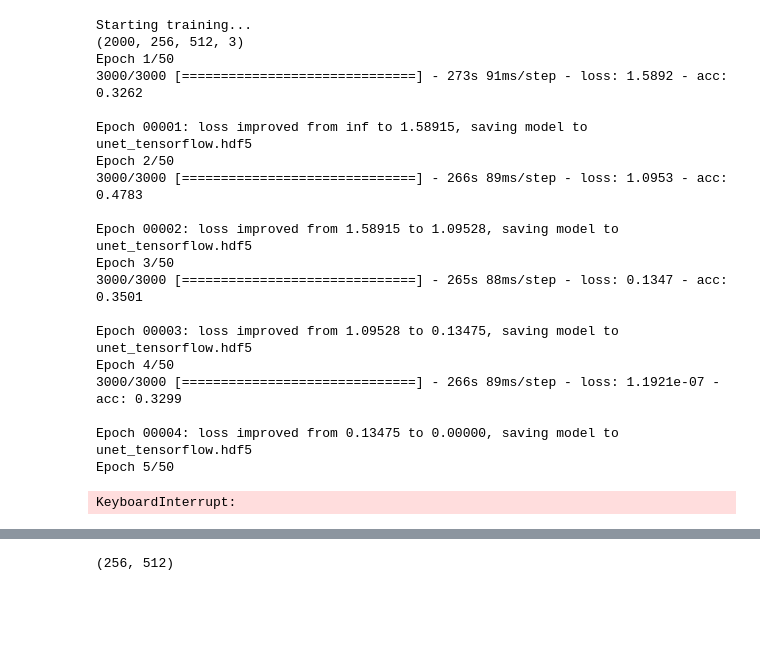
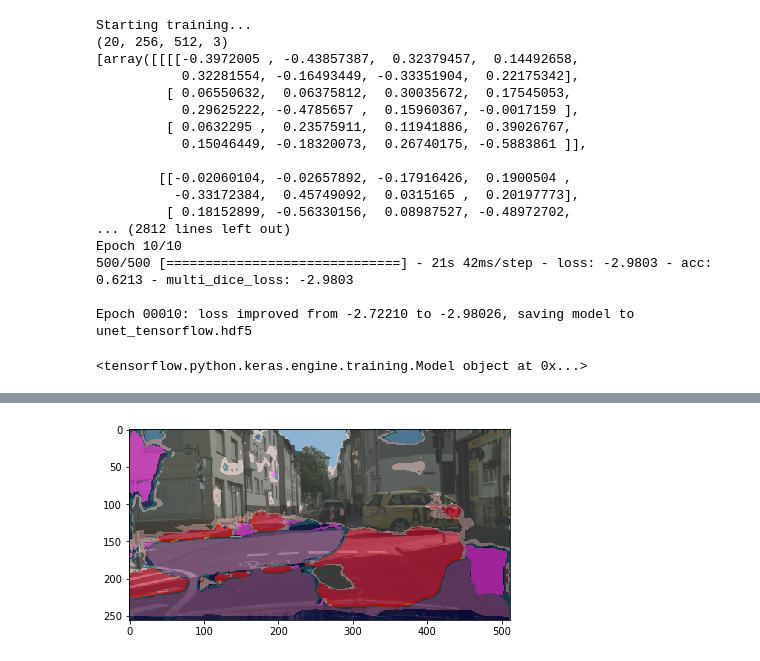
Before and after one commit to boberdober17/SiriusCV, a Jupyter notebook: tensorflow.ipynb, the cells around one changed output, grey strips where cells are left out. Drawn from its saved outputs; the diff is of its cells as text; code cells hidden in the pictures; blank space fills up the shorter version.

```diff
--- a/tensorflow.ipynb
+++ b/tensorflow.ipynb
@@ -99,8 +112,8 @@ def upd_print(str):
 # %%
 img_shape = (256, 512, 3)
 batch_size = 1
-total_size = 2000
-val_size = 500
+total_size = 20
+val_size = 5
 scale_rate = 4
 verbose = 1
 start_index = 0
@@ -139,6 +134,23 @@ loaded files output -  500
 #def IoU_metric(y_true, y_preds):
     #print(y_true.shape)
    # return tf.metrics.mean_iou(y_true,y_preds,20)
+
+def weighted_categorical_crossentropy(weights):
+
+    weights = tf.variable(weights)
+
+def loss(y_true, y_pred):
+    # scale predictions so that the class probas of each sample sum to 1
+    y_pred /= tf.sum(y_pred, axis=-1, keepdims=True)
+    # clip to prevent NaN's and Inf's
+    y_pred = tf.clip(y_pred, K.epsilon(), 1 - K.epsilon())
+    # calc
+    loss = y_true * tf.log(y_pred) * weights
+    loss = -tf.sum(loss, -1)
+    return loss
+
+    return loss
+
 def unet(pretrained_weights=None, input_size=img_shape):
     inputs = Input(input_size)
 
@@ -184,7 +196,7 @@ def unet(pretrained_weights=None, input_size=img_shape):
 
     model = Model([inputs], [conv10])
 
-    model.compile(optimizer = Adam(lr = 1e-4), loss = 'categorical_crossentropy', metrics = ['accuracy'])
+    model.compile(optimizer = Adam(lr = 5e-4), loss = multi_dice_loss, metrics = ['accuracy',multi_dice_loss])
 
     if(pretrained_weights):
         model.load_weights(pretrained_weights)
@@ -253,35 +265,37 @@ with tf.Session() as sess:
                                           labels_placeholder: y_train_data})
     print(x_train_data.shape)
     model = unet()#load_model('unet_tensorflow.hdf5')
+    print(model.get_weights())
     model_checkpoint = ModelCheckpoint('unet_tensorflow.hdf5', monitor='loss',verbose=1, save_best_only=True)
 
-    history = model.fit(iterator1, steps_per_epoch=3000,epochs=50,callbacks=[model_checkpoint, csv_logger])
+    history = model.fit(iterator1, steps_per_epoch=500,epochs=10,callbacks=[model_checkpoint, csv_logger])
 # %% [output]
 Starting training...
-(2000, 256, 512, 3)
-Epoch 1/50
-3000/3000 [==============================] - 273s 91ms/step - loss: 1.5892 - acc: 0.3262
+(20, 256, 512, 3)
+[array([[[[-0.3972005 , -0.43857387,  0.32379457,  0.14492658,
+           0.32281554, -0.16493449, -0.33351904,  0.22175342],
+         [ 0.06550632,  0.06375812,  0.30035672,  0.17545053,
+           0.29625222, -0.4785657 ,  0.15960367, -0.0017159 ],
+         [ 0.0632295 ,  0.23575911,  0.11941886,  0.39026767,
+           0.15046449, -0.18320073,  0.26740175, -0.5883861 ]],
 
-Epoch 00001: loss improved from inf to 1.58915, saving model to unet_tensorflow.hdf5
-Epoch 2/50
-3000/3000 [==============================] - 266s 89ms/step - loss: 1.0953 - acc: 0.4783
+        [[-0.02060104, -0.02657892, -0.17916426,  0.1900504 ,
+          -0.33172384,  0.45749092,  0.0315165 ,  0.20197773],
+         [ 0.18152899, -0.56330156,  0.08987527, -0.48972702,
+... (2812 lines left out)
+Epoch 10/10
+500/500 [==============================] - 21s 42ms/step - loss: -2.9803 - acc: 0.6213 - multi_dice_loss: -2.9803
 
-Epoch 00002: loss improved from 1.58915 to 1.09528, saving model to unet_tensorflow.hdf5
-Epoch 3/50
-3000/3000 [==============================] - 265s 88ms/step - loss: 0.1347 - acc: 0.3501
-
-Epoch 00003: loss improved from 1.09528 to 0.13475, saving model to unet_tensorflow.hdf5
-Epoch 4/50
-3000/3000 [==============================] - 266s 89ms/step - loss: 1.1921e-07 - acc: 0.3299
-
-Epoch 00004: loss improved from 0.13475 to 0.00000, saving model to unet_tensorflow.hdf5
-Epoch 5/50
+Epoch 00010: loss improved from -2.72210 to -2.98026, saving model to unet_tensorflow.hdf5
-KeyboardInterrupt:
 # %%
 # model = unet()
 # generator = keras_generator(1,4)
 # model_checkpoint = ModelCheckpoint('unet_tensorflow.hdf5', monitor='loss',verbose=1, save_best_only=True)
 # history = model.fit_generator(generator,steps_per_epoch=10,epochs=8,callbacks=[model_checkpoint])#, validation_data=(x_val,y_val),validation_steps=20)
+# %%
+print(model)
+# %% [output]
+<tensorflow.python.keras.engine.training.Model object at 0x...>
 # %%
 SCALE = 4
 #tic = time.time()
@@ -316,12 +330,14 @@ def eval_model(model):
         y_val = np.argmax(y_val_data,axis=3)
         score = eval_preds(new_x,y_val)
         return score
+model = load_model('unet_tensorflow.hdf5', custom_objects={'multi_dice_loss': multi_dice_loss})
+#with tf.Session() as sess:
 x_pred = model.predict(x_val_data[0:1],verbose=1)
 pred_image=np.argmax(x_pred[0],axis=2).astype(int)
 pred_image.shape
-y_img = np.argmax(y_val_data[0],axis=2).astype(int)
-y_img.shape
-#colorImage(, np.argmax(y_val_data[0],axis=2).astype(int), 'classes.txt', 'colors.txt')
+#y_img = np.argmax(y_val_data[0],axis=2).astype(int)
+#y_img.shape
+colorImage(x_val_data[0],pred_image, 'classes.txt', 'colors.txt')
 #model = load_model('unet_RVsaved1.hdf5')
 #print(eval_model(model))
 #print(y_val_data.shape)
@@ -330 +346 @@ y_img.shape
-(256, 512)
+[figure, added]
```
Also changed, not shown: parts of 5 cells of this notebook, 1 other file.
